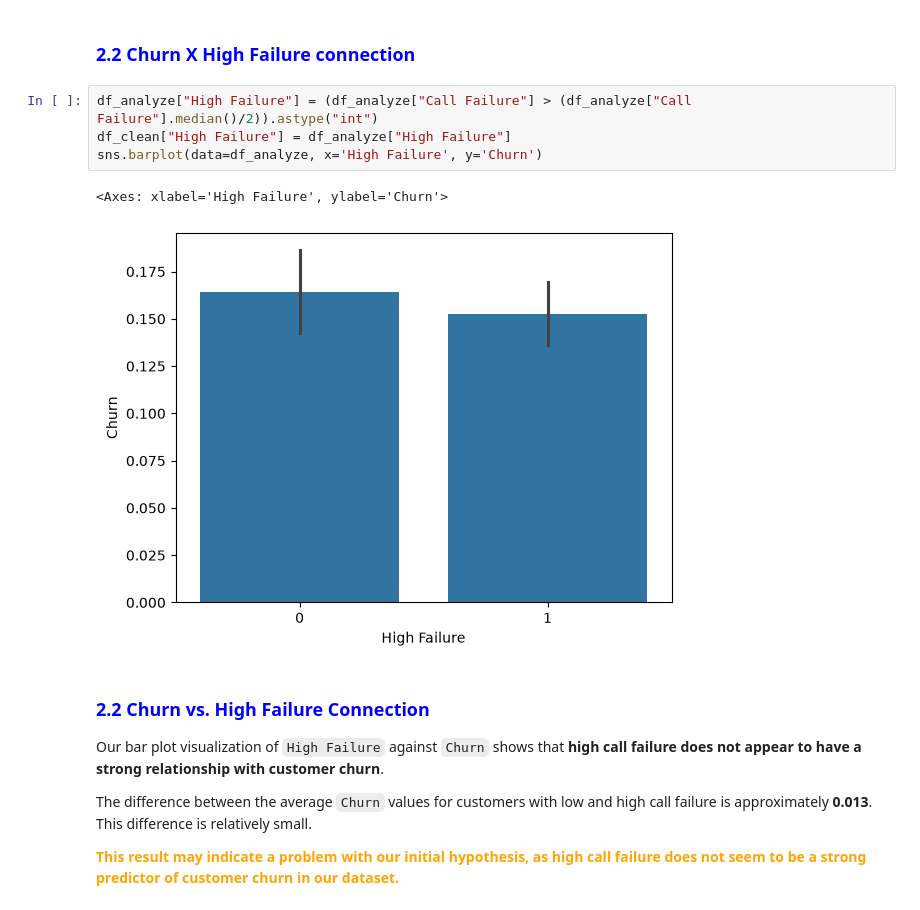
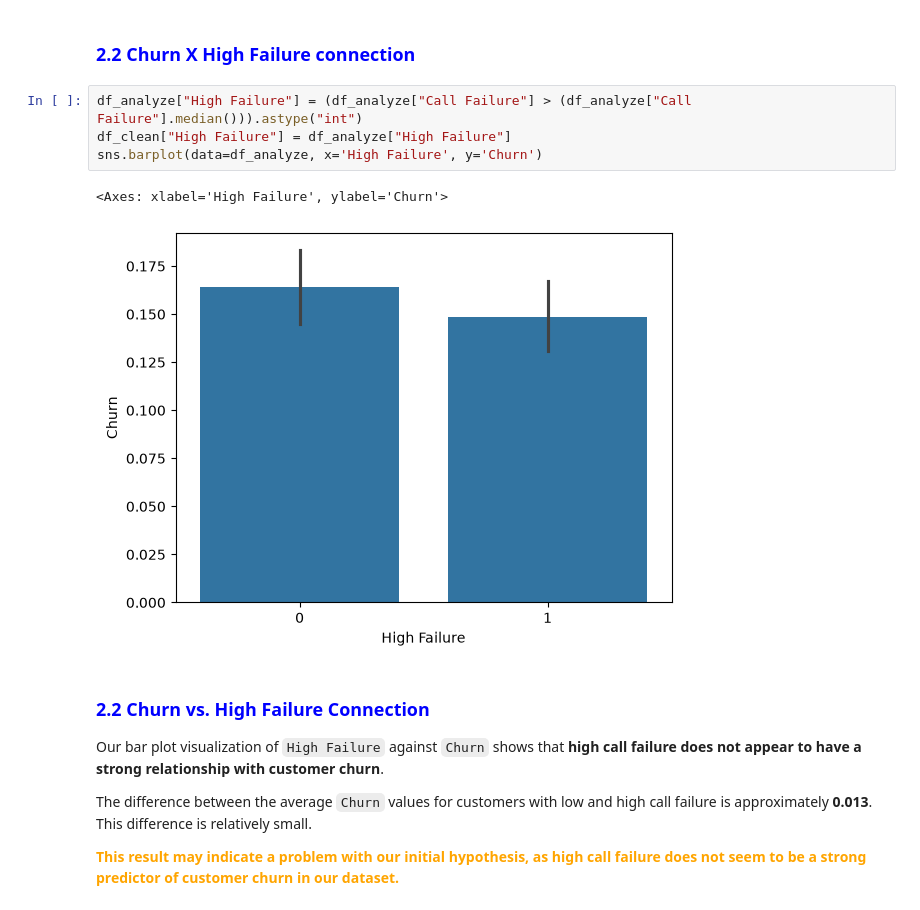
Before and after one commit to ntairuly/FinalProject_by_59ChurnGuard, a Jupyter notebook: Main.ipynb, the cells around one changed output. Cells and saved outputs as stored; diff of their text form.

Commit message:
High Failure problem

```diff
--- a/Main.ipynb
+++ b/Main.ipynb
@@ -508,12 +508,12 @@ The difference between customers who filed complaints and those who did not is s
 # %% [markdown]
 <h3 style="color:blue">2.2 Churn X High Failure connection</h3>
 # %%
-df_analyze["High Failure"] = (df_analyze["Call Failure"] > (df_analyze["Call Failure"].median()/2)).astype("int")
+df_analyze["High Failure"] = (df_analyze["Call Failure"] > (df_analyze["Call Failure"].median())).astype("int")
 df_clean["High Failure"] = df_analyze["High Failure"]
 sns.barplot(data=df_analyze, x='High Failure', y='Churn')
 # %% [output]
 <Axes: xlabel='High Failure', ylabel='Churn'>
-[figure, old version]
+[figure, new version]
 # %% [markdown]
 
 <h3 style="color:blue">2.2 Churn vs. High Failure Connection</h3>
```
Also changed, not shown: parts of 6 cells of this notebook.
